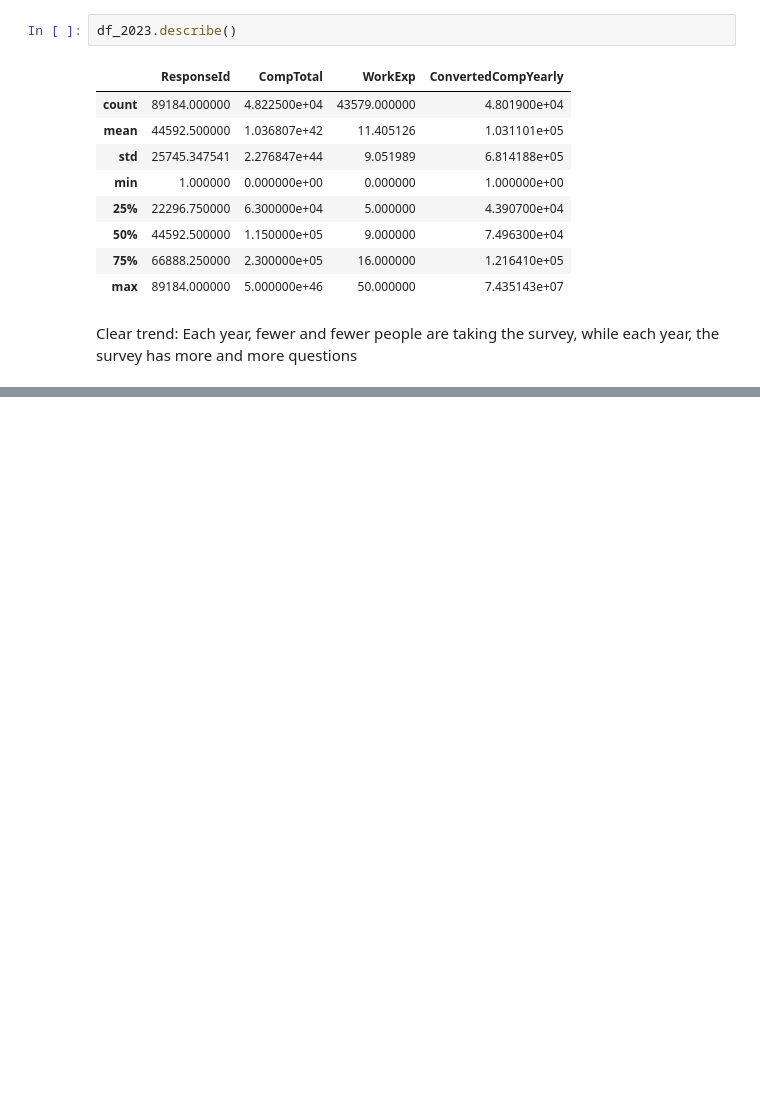
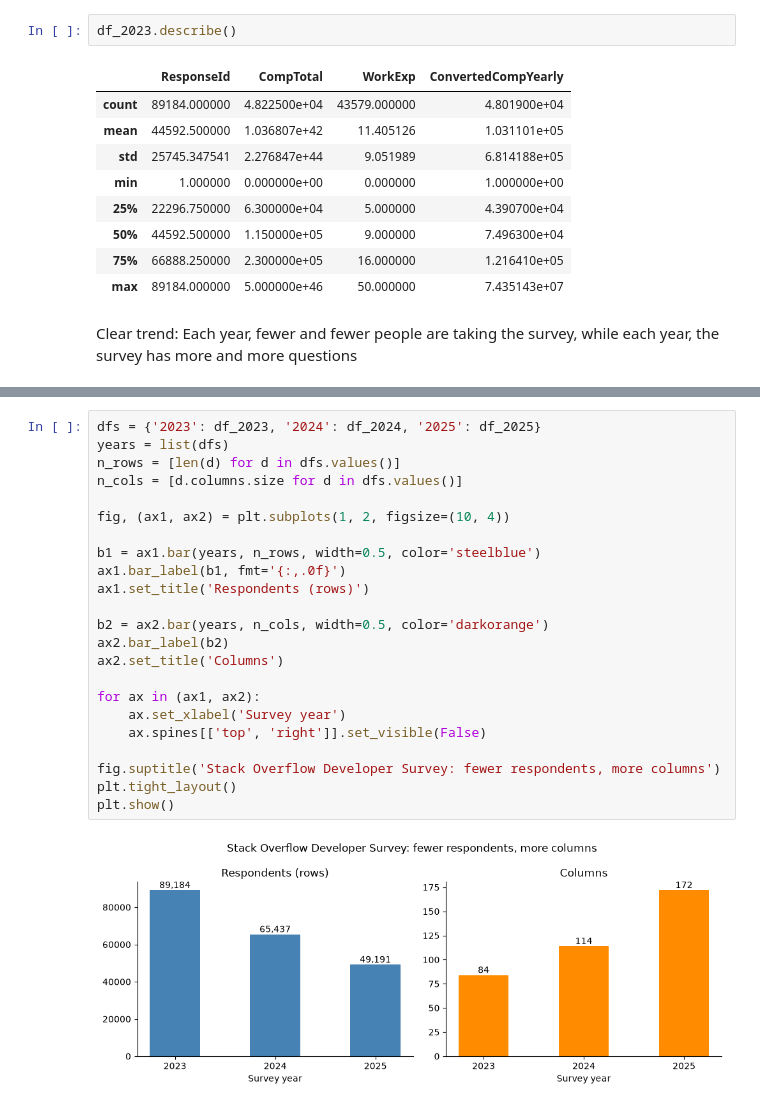
Before and after one commit to spycebot/machine-learning-zoomcamp-projects, a Jupyter notebook: midterm-project/jobs-in-computers.ipynb, the cells around one changed output, grey strips where cells are left out. Drawn from its saved outputs; the diff is of its cells as text; blank space fills up the shorter version.

```diff
--- a/midterm-project/jobs-in-computers.ipynb
+++ b/midterm-project/jobs-in-computers.ipynb
@@ -182,0 +254,25 @@ Clear trend: Each year, fewer and fewer people are taking the survey, while each
+# %%
+dfs = {'2023': df_2023, '2024': df_2024, '2025': df_2025}
+years = list(dfs)
+n_rows = [len(d) for d in dfs.values()]
+n_cols = [d.columns.size for d in dfs.values()]
+
+fig, (ax1, ax2) = plt.subplots(1, 2, figsize=(10, 4))
+
+b1 = ax1.bar(years, n_rows, width=0.5, color='steelblue')
+ax1.bar_label(b1, fmt='{:,.0f}')
+ax1.set_title('Respondents (rows)')
+
+b2 = ax2.bar(years, n_cols, width=0.5, color='darkorange')
+ax2.bar_label(b2)
+ax2.set_title('Columns')
+
+for ax in (ax1, ax2):
+    ax.set_xlabel('Survey year')
+    ax.spines[['top', 'right']].set_visible(False)
+
+fig.suptitle('Stack Overflow Developer Survey: fewer respondents, more columns')
+plt.tight_layout()
+plt.show()
+# %% [output]
+[figure, added]
```
Also changed, not shown: parts of 9 cells of this notebook, 1 other file.
